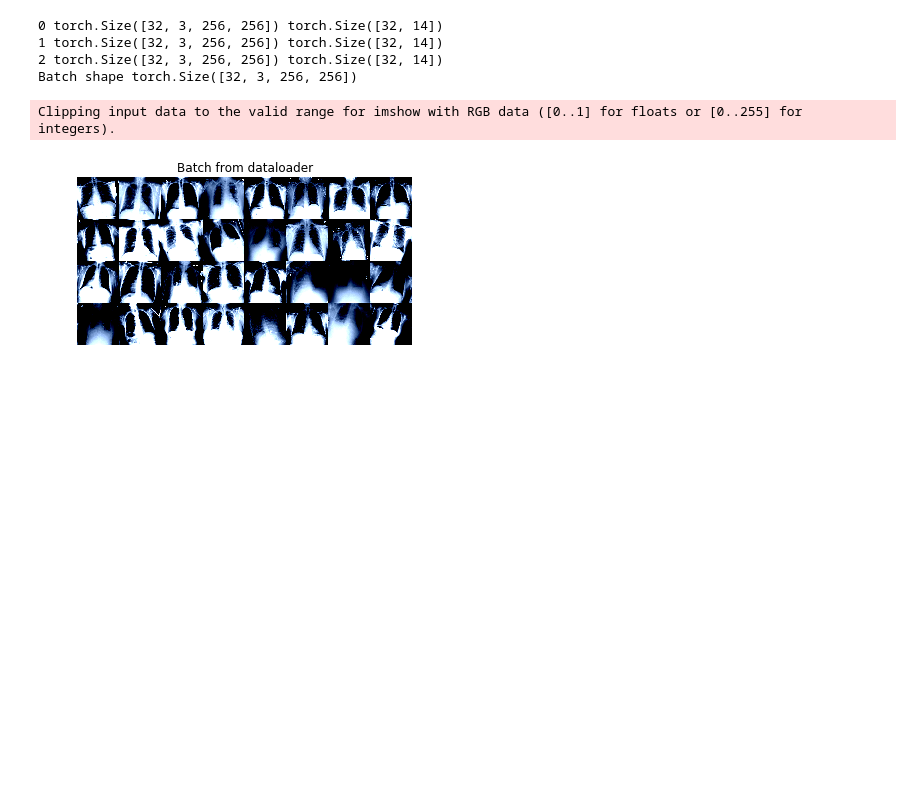
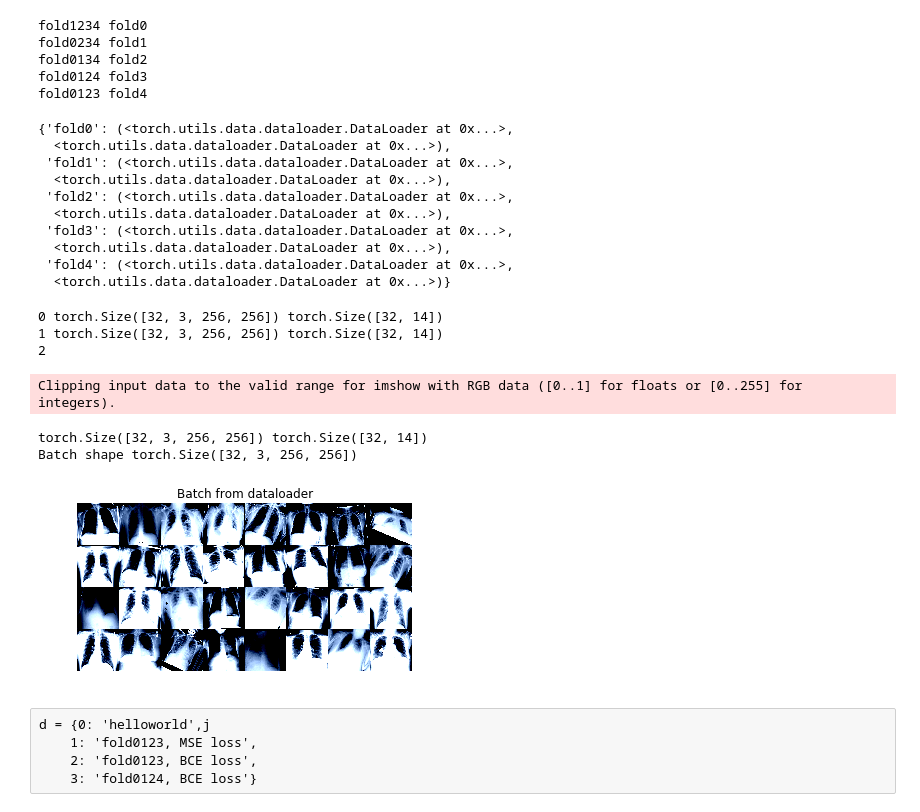
Before and after one commit to SyomaKiss/Two-level-classification, a Jupyter notebook: data_loader.ipynb, the cells around one changed output. Cells and saved outputs as stored; diff of their text form; code cells hidden in the pictures; blank space fills up the shorter version.

Commit message:
+ k-fold training

```diff
--- a/data_loader.ipynb
+++ b/data_loader.ipynb
@@ -141,7 +140,7 @@ train_transform = A.Compose([
     A.Resize(256, 256),
     A.HorizontalFlip(),
     A.Rotate(limit=30),
-    A.RandomBrightnessContrast(),
+    A.RandomBrightnessContrast(brightness_limit = 0.1, contrast_limit = 0.1),
     A.Normalize(
         mean=[0.485, 0.456, 0.406],
         std=[0.229, 0.224, 0.225],
@@ -158,24 +157,57 @@ val_transform = A.Compose([
 ])
 
 
-train_dataset = ChestnetDataset('../dataset/fold0123.csv', '../../../datasets/ilyas/ChestNets/images/',
-                                           transform=train_transform)
-val_dataset = ChestnetDataset('../dataset/fold4.csv', '../../../datasets/ilyas/ChestNets/images/',
-                                           transform=val_transform)
+fold_titles = [('fold1234', 'fold0'),('fold0234', 'fold1'),('fold0134', 'fold2'),('fold0124', 'fold3'),('fold0123', 'fold4')]
+folds = dict() # {'fold0': (train_dl0, val_dl0),...,'fold4' : (train_dl4, val_dl4)}
+for train, val in fold_titles:
+    print(train, val)
+    train_dataset = ChestnetDataset(os.path.join('../dataset/', train+'.csv'),
+                                    '../../../datasets/ilyas/ChestNets/images/',
+                                    transform=train_transform)
+    val_dataset = ChestnetDataset(os.path.join('../dataset/', val+'.csv'),
+                                  '../../../datasets/ilyas/ChestNets/images/',
+                                  transform=val_transform)
 
-train_dl = DataLoader(train_dataset, batch_size=32, shuffle=True, num_workers=8)
-val_dl = DataLoader(val_dataset, batch_size=32, shuffle=True, num_workers=8)
-
-
-
-show_train_batches(train_dl, 2)
+    train_dl = DataLoader(train_dataset, batch_size=32, shuffle=True, num_workers=8)
+    val_dl = DataLoader(val_dataset, batch_size=32, shuffle=True, num_workers=8)
+    folds[val] = (train_dl, val_dl)
+folds
 # %% [output]
-0 torch.Size([32, 3, 256, 256]) torch.Size([32, 14])
-1 torch.Size([32, 3, 256, 256]) torch.Size([32, 14])
-2 torch.Size([32, 3, 256, 256]) torch.Size([32, 14])
-Batch shape torch.Size([32, 3, 256, 256])
+fold1234 fold0
+fold0234 fold1
+fold0134 fold2
+fold0124 fold3
+fold0123 fold4
-Clipping input data to the valid range for imshow with RGB data ([0..1] for floats or [0..255] for integers).
+{'fold0': (<torch.utils.data.dataloader.DataLoader at 0x...>,
+  <torch.utils.data.dataloader.DataLoader at 0x...>),
+ 'fold1': (<torch.utils.data.dataloader.DataLoader at 0x...>,
+  <torch.utils.data.dataloader.DataLoader at 0x...>),
+ 'fold2': (<torch.utils.data.dataloader.DataLoader at 0x...>,
+  <torch.utils.data.dataloader.DataLoader at 0x...>),
+ 'fold3': (<torch.utils.data.dataloader.DataLoader at 0x...>,
+  <torch.utils.data.dataloader.DataLoader at 0x...>),
+ 'fold4': (<torch.utils.data.dataloader.DataLoader at 0x...>,
+  <torch.utils.data.dataloader.DataLoader at 0x...>)}
-[figure, removed]
+# %%
+train_dataset = ChestnetDataset('../dataset/sample_train.csv', '../../../datasets/ilyas/ChestNets/images/',
+                                           transform=train_transform)
+val_dataset = ChestnetDataset('../dataset/sample_val.csv', '../../../datasets/ilyas/ChestNets/images/',
+                                           transform=val_transform)
+
+train_dl = DataLoader(train_dataset, batch_size=32, shuffle=True, num_workers=8)
+val_dl = DataLoader(val_dataset, batch_size=32, shuffle=True, num_workers=8)
+
+
+
+show_train_batches(train_dl, 2)
+# %% [output]
+0 torch.Size([32, 3, 256, 256]) torch.Size([32, 14])
+1 torch.Size([32, 3, 256, 256]) torch.Size([32, 14])
+2
+Clipping input data to the valid range for imshow with RGB data ([0..1] for floats or [0..255] for integers).
+torch.Size([32, 3, 256, 256]) torch.Size([32, 14])
+Batch shape torch.Size([32, 3, 256, 256])
+[figure, added]
 # %%
 import torch.nn as nn
 import torch.nn.functional as F
@@ -213 +238,6 @@ optimizer = optim.Adam(net.parameters(), lr=0.001)
+# %% [raw]
+d = {0: 'helloworld',j
+    1: 'fold0123, MSE loss',
+    2: 'fold0123, BCE loss',
+    3: 'fold0124, BCE loss'}
 # %%
```
Also changed, not shown: parts of 12 cells of this notebook.
